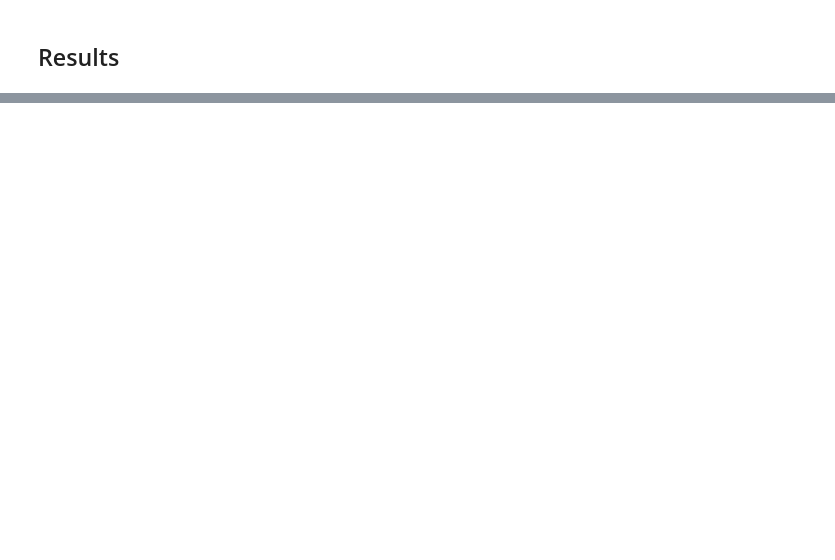
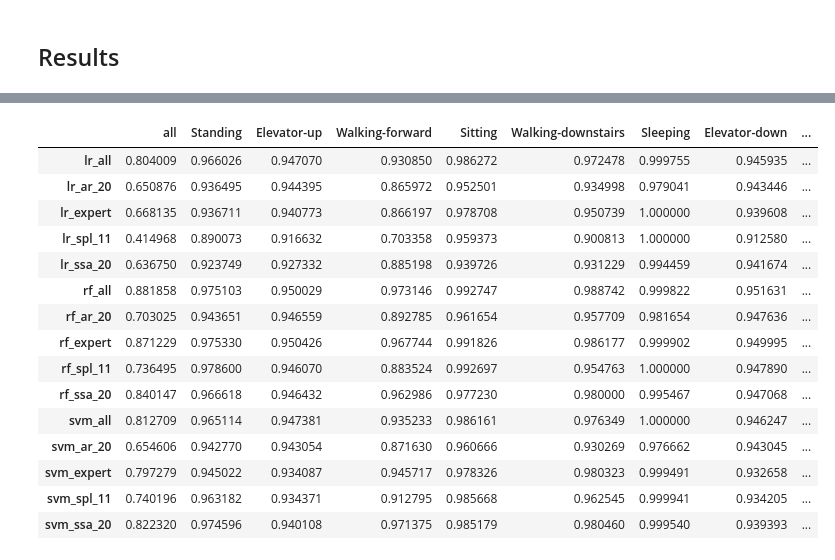
Before and after one commit to Ilyas979/2017-Isachenko-MetaModels, a Jupyter notebook: code/Classification.ipynb, the cells around one changed output, grey strips where cells are left out. Saved outputs shown, nothing was run; the diff lists cells and outputs as text; code cells hidden in the pictures; blank space fills up the shorter version.

```diff
--- a/code/Classification.ipynb
+++ b/code/Classification.ipynb
@@ -209,0 +244,31 @@ results_uschad
+# %%
+results_uschad_final = pd.read_csv('./results/results_uschad_norm.csv', index_col=0)
+results_uschad_all = pd.read_csv('./results/results_uschad_all.csv', index_col=0)
+
+results_uschad_final.loc['lr_all'] = results_uschad_all.loc['lr_all']
+results_uschad_final.loc['svm_all'] = results_uschad_all.loc['svm_all']
+results_uschad_final.loc['rf_all'] = results_uschad_all.loc['rf_all']
+
+results_uschad_spl = pd.read_csv('./results/results_uschad_spl.csv', index_col=0)
+results_uschad_final = pd.concat([results_uschad_final, results_uschad_spl]).sort_index()
+
+results_uschad_final.to_csv("./results/results_uschad_final.csv")
+
+results_uschad_final
+# %% [output]
+|  | all | Standing | Elevator-up | Walking-forward | Sitting | Walking-downstairs | Sleeping | Elevator-down | ... |
+| lr_all | 0.804009 | 0.966026 | 0.947070 | 0.930850 | 0.986272 | 0.972478 | 0.999755 | 0.945935 | ... |
+| lr_ar_20 | 0.650876 | 0.936495 | 0.944395 | 0.865972 | 0.952501 | 0.934998 | 0.979041 | 0.943446 | ... |
+| lr_expert | 0.668135 | 0.936711 | 0.940773 | 0.866197 | 0.978708 | 0.950739 | 1.000000 | 0.939608 | ... |
+| lr_spl_11 | 0.414968 | 0.890073 | 0.916632 | 0.703358 | 0.959373 | 0.900813 | 1.000000 | 0.912580 | ... |
+| lr_ssa_20 | 0.636750 | 0.923749 | 0.927332 | 0.885198 | 0.939726 | 0.931229 | 0.994459 | 0.941674 | ... |
+| rf_all | 0.881858 | 0.975103 | 0.950029 | 0.973146 | 0.992747 | 0.988742 | 0.999822 | 0.951631 | ... |
+| rf_ar_20 | 0.703025 | 0.943651 | 0.946559 | 0.892785 | 0.961654 | 0.957709 | 0.981654 | 0.947636 | ... |
+| rf_expert | 0.871229 | 0.975330 | 0.950426 | 0.967744 | 0.991826 | 0.986177 | 0.999902 | 0.949995 | ... |
+| rf_spl_11 | 0.736495 | 0.978600 | 0.946070 | 0.883524 | 0.992697 | 0.954763 | 1.000000 | 0.947890 | ... |
+| rf_ssa_20 | 0.840147 | 0.966618 | 0.946432 | 0.962986 | 0.977230 | 0.980000 | 0.995467 | 0.947068 | ... |
+| svm_all | 0.812709 | 0.965114 | 0.947381 | 0.935233 | 0.986161 | 0.976349 | 1.000000 | 0.946247 | ... |
+| svm_ar_20 | 0.654606 | 0.942770 | 0.943054 | 0.871630 | 0.960666 | 0.930269 | 0.976662 | 0.943045 | ... |
+| svm_expert | 0.797279 | 0.945022 | 0.934087 | 0.945717 | 0.978326 | 0.980323 | 0.999491 | 0.932658 | ... |
+| svm_spl_11 | 0.740196 | 0.963182 | 0.934371 | 0.912795 | 0.985668 | 0.962545 | 0.999941 | 0.934205 | ... |
+| svm_ssa_20 | 0.822320 | 0.974596 | 0.940108 | 0.971375 | 0.985179 | 0.980460 | 0.999540 | 0.939393 | ... |
```
Also changed, not shown: parts of 19 cells of this notebook, 10 other files.
